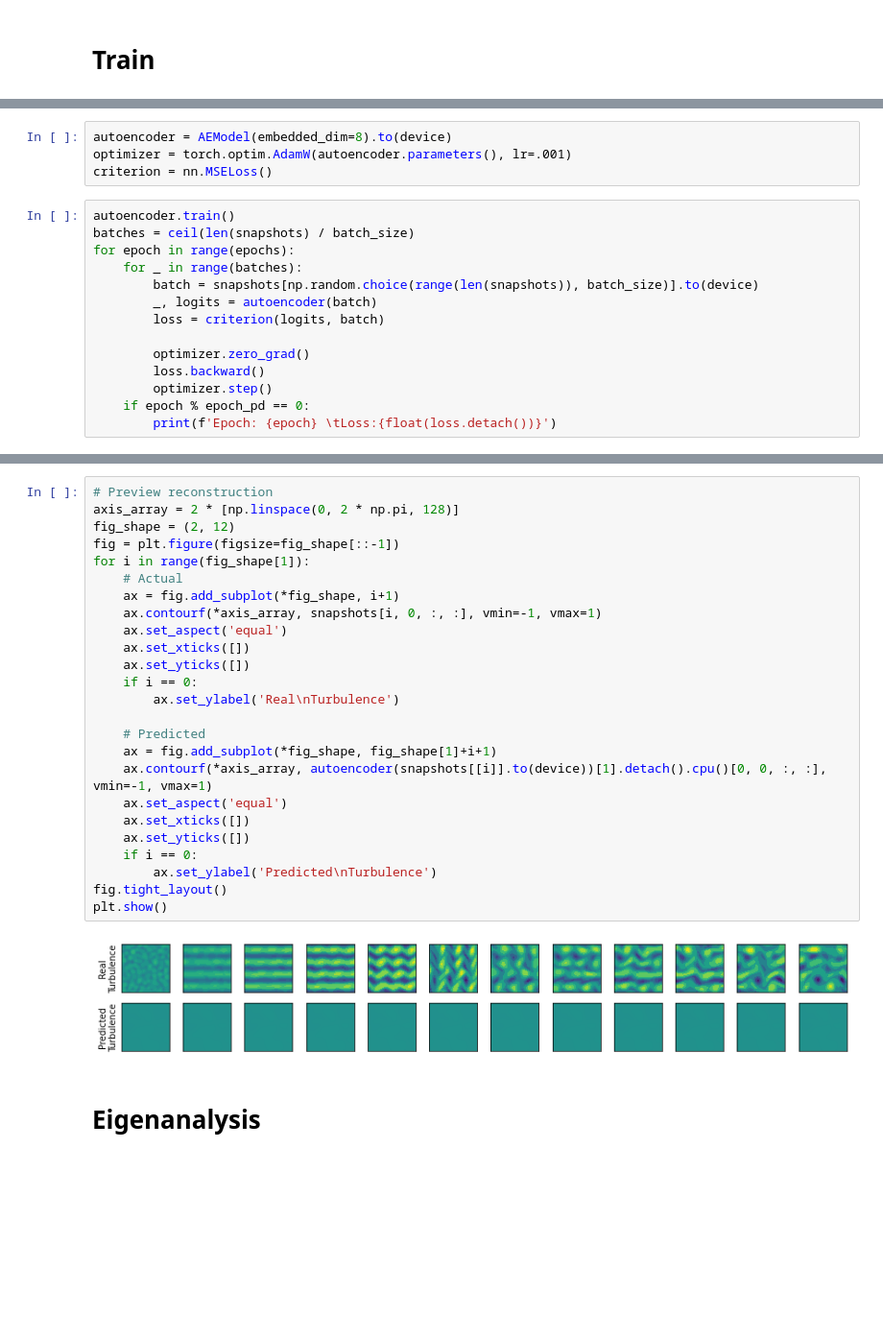
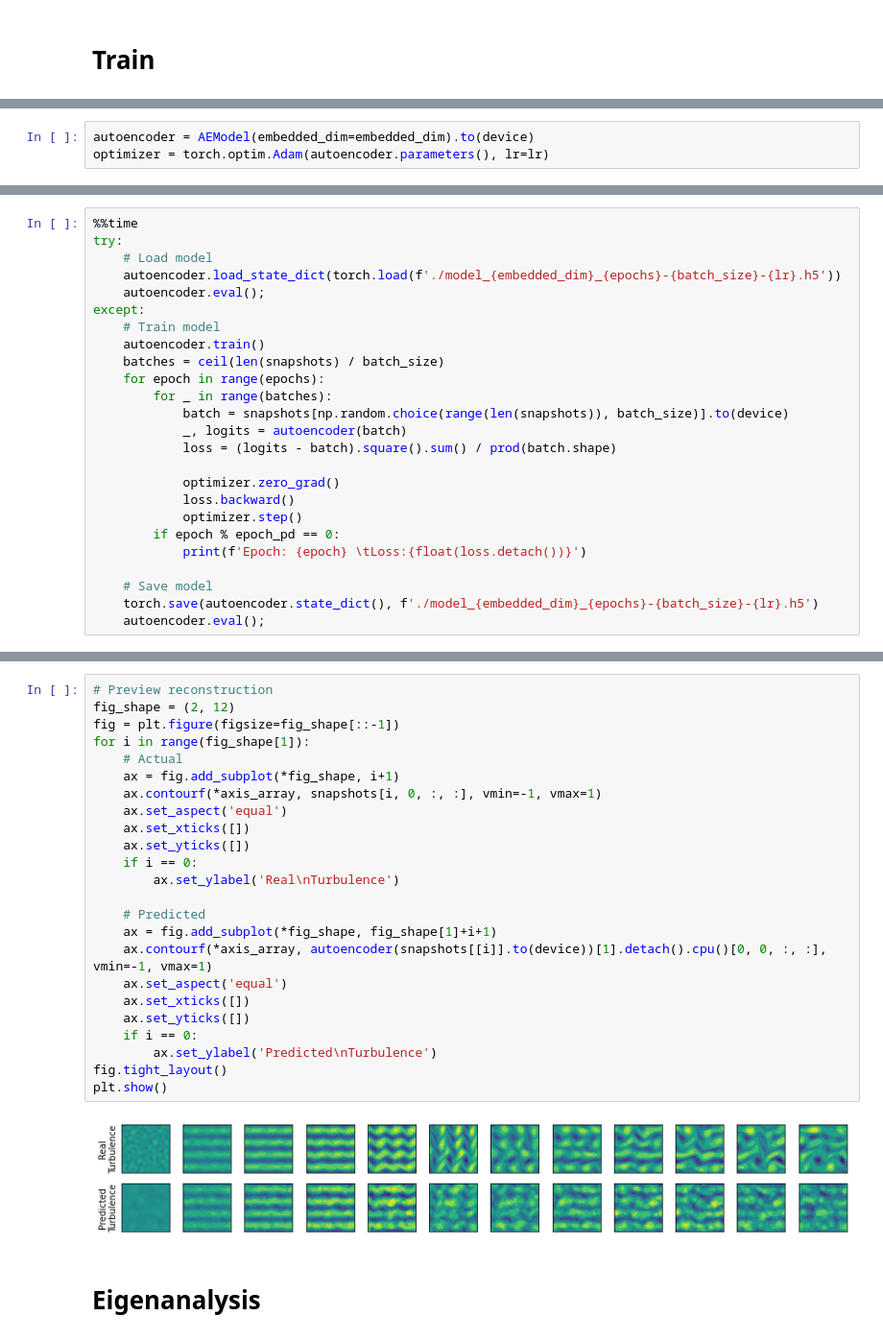
Before and after one commit to Oafish1/Autoencoder-Eigenanalysis, a Jupyter notebook: notebook.ipynb, the cells around one changed output, grey strips where cells are left out. Shown: that part at 96% size. Saved outputs shown, nothing was run; the diff lists cells and outputs as text; blank space fills up the shorter version.

```diff
--- a/notebook.ipynb
+++ b/notebook.ipynb
@@ -79,18 +88,3 @@ epoch_pd = 10
 # %%
-autoencoder = AEModel(embedded_dim=8).to(device)
-optimizer = torch.optim.AdamW(autoencoder.parameters(), lr=.001)
-criterion = nn.MSELoss()
+autoencoder = AEModel(embedded_dim=embedded_dim).to(device)
+optimizer = torch.optim.Adam(autoencoder.parameters(), lr=lr)
-# %%
-autoencoder.train()
-batches = ceil(len(snapshots) / batch_size)
-for epoch in range(epochs):
-    for _ in range(batches):
-        batch = snapshots[np.random.choice(range(len(snapshots)), batch_size)].to(device)
-        _, logits = autoencoder(batch)
-        loss = criterion(logits, batch)
-
-        optimizer.zero_grad()
-        loss.backward()
-        optimizer.step()
-    if epoch % epoch_pd == 0:
-        print(f'Epoch: {epoch} \tLoss:{float(loss.detach())}')
@@ -98,0 +91,25 @@ Epoch: 0        Loss:0.039833128452301025
+# %%
+%%time
+try:
+    # Load model
+    autoencoder.load_state_dict(torch.load(f'./model_{embedded_dim}_{epochs}-{batch_size}-{lr}.h5'))
+    autoencoder.eval();
+except:
+    # Train model
+    autoencoder.train()
+    batches = ceil(len(snapshots) / batch_size)
+    for epoch in range(epochs):
+        for _ in range(batches):
+            batch = snapshots[np.random.choice(range(len(snapshots)), batch_size)].to(device)
+            _, logits = autoencoder(batch)
+            loss = (logits - batch).square().sum() / prod(batch.shape)
+
+            optimizer.zero_grad()
+            loss.backward()
+            optimizer.step()
+        if epoch % epoch_pd == 0:
+            print(f'Epoch: {epoch} \tLoss:{float(loss.detach())}')
+
+    # Save model
+    torch.save(autoencoder.state_dict(), f'./model_{embedded_dim}_{epochs}-{batch_size}-{lr}.h5')
+    autoencoder.eval();
@@ -99,29 +119,28 @@ Epoch: 0        Loss:0.039833128452301025
 # %%
 # Preview reconstruction
-axis_array = 2 * [np.linspace(0, 2 * np.pi, 128)]
 fig_shape = (2, 12)
 fig = plt.figure(figsize=fig_shape[::-1])
 for i in range(fig_shape[1]):
     # Actual
     ax = fig.add_subplot(*fig_shape, i+1)
     ax.contourf(*axis_array, snapshots[i, 0, :, :], vmin=-1, vmax=1)
     ax.set_aspect('equal')
     ax.set_xticks([])
     ax.set_yticks([])
     if i == 0:
         ax.set_ylabel('Real\nTurbulence')
 
     # Predicted
     ax = fig.add_subplot(*fig_shape, fig_shape[1]+i+1)
     ax.contourf(*axis_array, autoencoder(snapshots[[i]].to(device))[1].detach().cpu()[0, 0, :, :], vmin=-1, vmax=1)
     ax.set_aspect('equal')
     ax.set_xticks([])
     ax.set_yticks([])
     if i == 0:
         ax.set_ylabel('Predicted\nTurbulence')
 fig.tight_layout()
 plt.show()
 # %% [output]
-[figure, old version]
+[figure, new version]
 # %% [markdown]
 # Eigenanalysis
```
Also changed, not shown: parts of 14 cells of this notebook, 7 other files.
